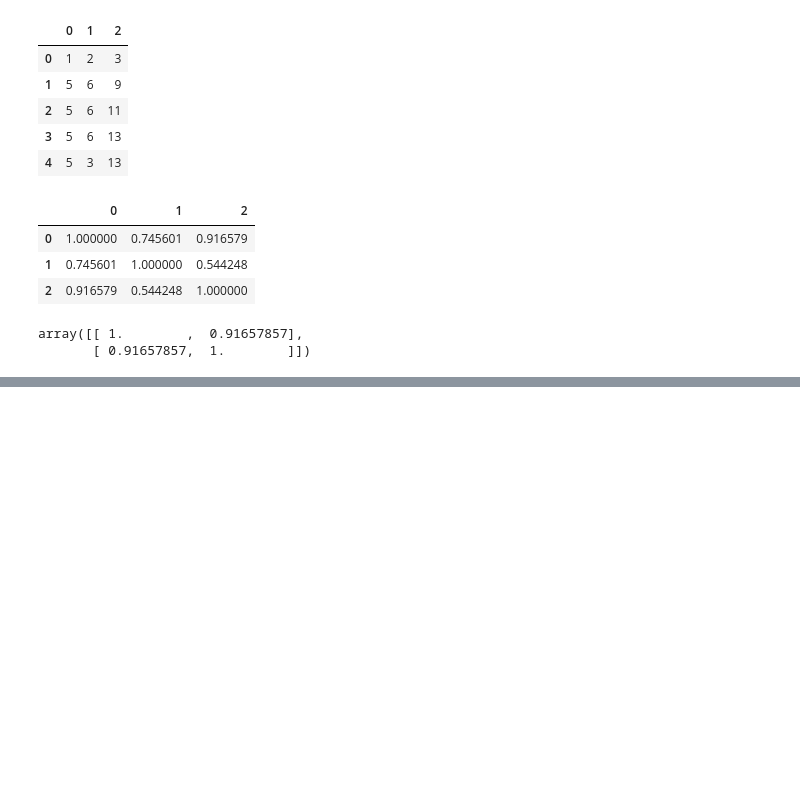
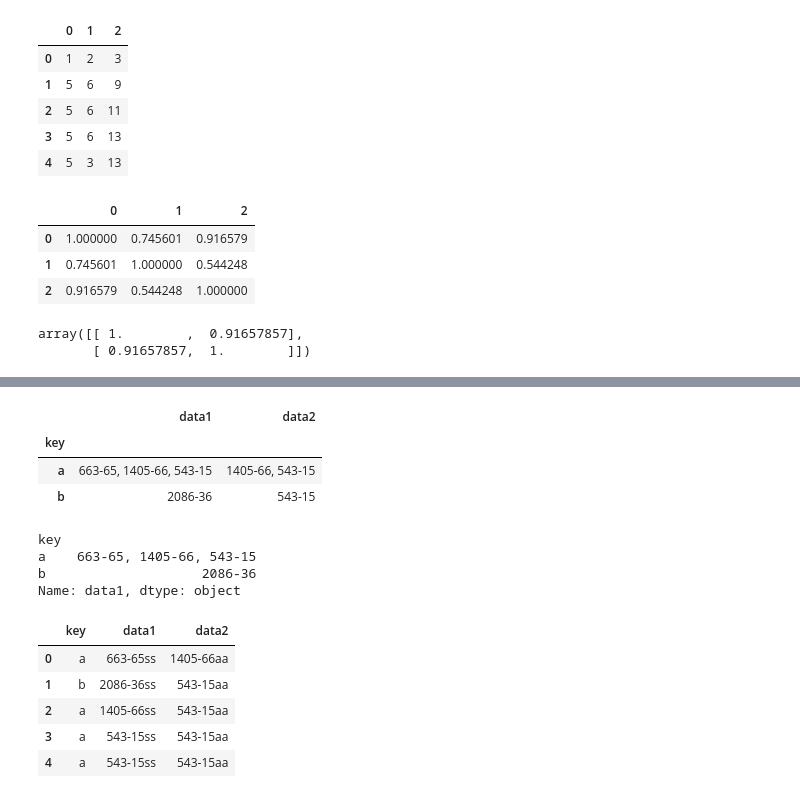
Before and after one commit to OnlyBelter/jupyter-note, a Jupyter notebook: pandas_basic/dataFrame.ipynb, the cells around one changed output, grey strips where cells are left out. Drawn from its saved outputs; the diff is of its cells as text; code cells hidden in the pictures; blank space fills up the shorter version.

```diff
--- a/pandas_basic/dataFrame.ipynb
+++ b/pandas_basic/dataFrame.ipynb
@@ -320,0 +346,26 @@ array([[ 1.        ,  0.91657857],
+# %%
+# apply different function to multiple columns
+df3.groupby('key').aggregate({'data1': merge2str, 'data2': merge2str})
+# %% [output]
+|  | data1 | data2 |
+| key |  |  |
+| a | 663-65, 1405-66, 543-15 | 1405-66, 543-15 |
+| b | 2086-36 | 543-15 |
+# %%
+# apply a function to a single column
+df3.groupby('key')['data1'].apply(merge2str)
+# %% [output]
+key
+a    663-65, 1405-66, 543-15
+b                    2086-36
+Name: data1, dtype: object
+# %%
+# apply a function to the whole dataframe
+df3.groupby('key').apply(add_str_to_df)
+# %% [output]
+|  | key | data1 | data2 |
+| 0 | a | 663-65ss | 1405-66aa |
+| 1 | b | 2086-36ss | 543-15aa |
+| 2 | a | 1405-66ss | 543-15aa |
+| 3 | a | 543-15ss | 543-15aa |
+| 4 | a | 543-15ss | 543-15aa |
```
Also changed, not shown: parts of 4 cells of this notebook, 15 other files.
